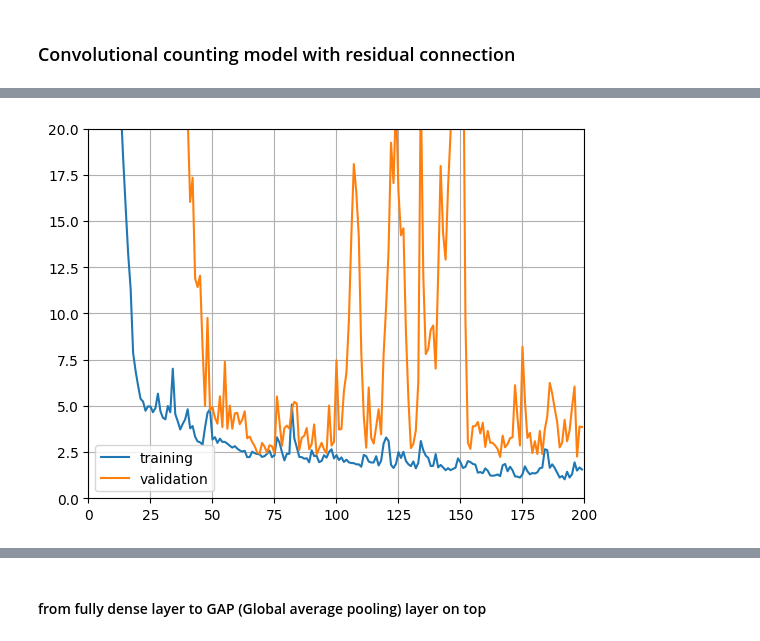
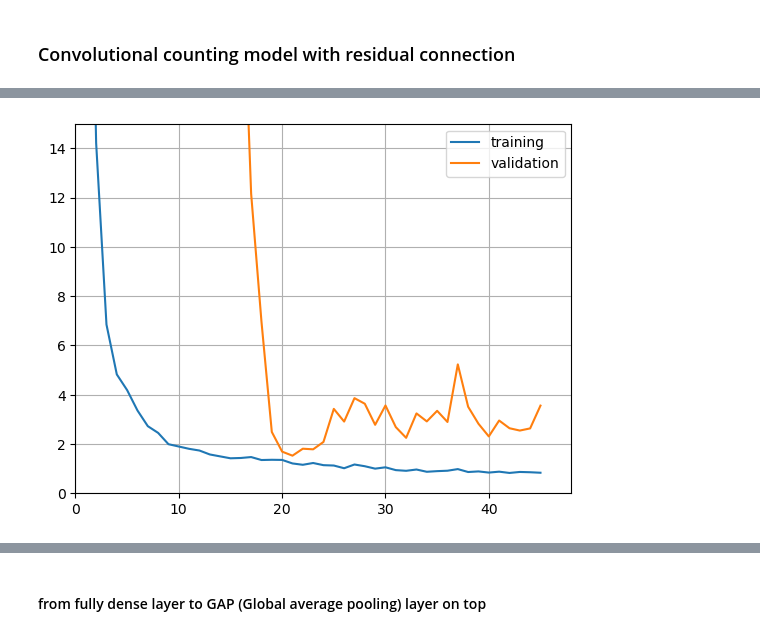
Before and after one commit to Marlup/Circles-counting, a Jupyter notebook: counting_prediction_models.ipynb, the cells around one changed output, grey strips where cells are left out. Cells and saved outputs as stored; diff of their text form; code cells hidden in the pictures.

```diff
--- a/counting_prediction_models.ipynb
+++ b/counting_prediction_models.ipynb
@@ -50,6 +72,6 @@ os.chdir('drive/MyDrive/Data')
 # %%
 # Constant values
 IMG_SIZE = 128
-BATCH_SIZE = 128
+BATCH_SIZE = 64
 # %%
 from tensorflow.python.ops.gen_math_ops import add
@@ -198,0 +324,3 @@ print(target.shape)
+# %%
+file_path = "./datasets/complex_images_1_10_128x128.hdf5"
+images, target = load_dataset_from_file(file_path, images_key="images", target_key="target")
@@ -220,10 +352,12 @@ Metrics
 # %%
 x = np.arange(0, 200, 1)
 lr_ini = 0.1
-decay_rate = 1
+decay_rate = 25
 decay_step = 200
 f = lambda s: lr_ini / (1 + decay_rate * (s / decay_step))
 y = f(x)
+
 print(f"Initial {y.max()}, final {y.min()} and reduced from maximum {y.min() / y.max()}")
+
 _ = plt.plot(x, y)
 # %% [output]
@@ -708,0 +720,34 @@ Epoch 200/200
+# %%
+schedule = InverseTimeDecay(
+    initial_learning_rate,
+    decay_steps,
+    decay_rate
+)
+
+call_backs = [
+    EarlyStopping(
+        monitor=monitor,
+        min_delta=min_delta,
+        patience=patience,
+        restore_best_weights=restore_best_weights
+    ),
+]
+
+model_residual.compile(
+    optimizer=Adam(learning_rate=schedule),
+    loss=MeanSquaredError(),
+    metrics=[
+        metrics.MeanAbsolutePercentageError(),
+        metrics.MeanAbsoluteError(),
+    ]
+)
+
+model_history_residual = model_residual.fit(
+    x=images,
+    y=target,
+    batch_size=batch_size,
+    epochs=epochs,
+    shuffle=shuffle,
+    validation_split=validation_split_rate,
+    callbacks=call_backs
+)
@@ -709,7 +772,7 @@ Epoch 200/200
 # %%
-plot_history(model_residual_history, lim=(0, 200, 0, 20))
+plot_history(model_history_residual, lim=(0, 48, 0, 15))
 # %% [output]
-[figure, old version]
+[figure, new version]
 # %%
 model_residual.save("counter_resnet.keras")
 # %%
```
Also changed, not shown: parts of 59 cells of this notebook, 6 other files.
